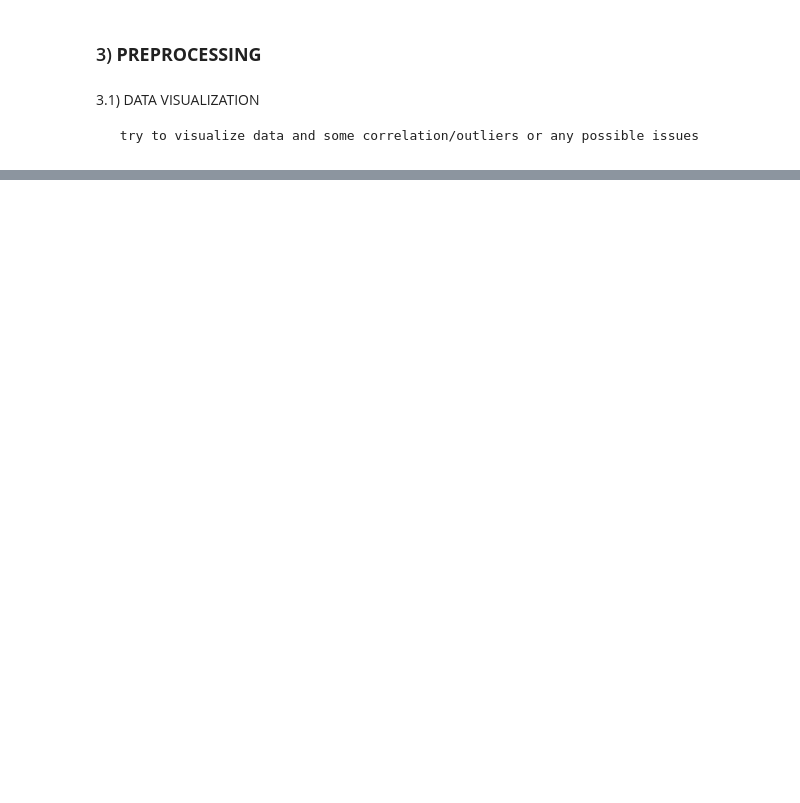
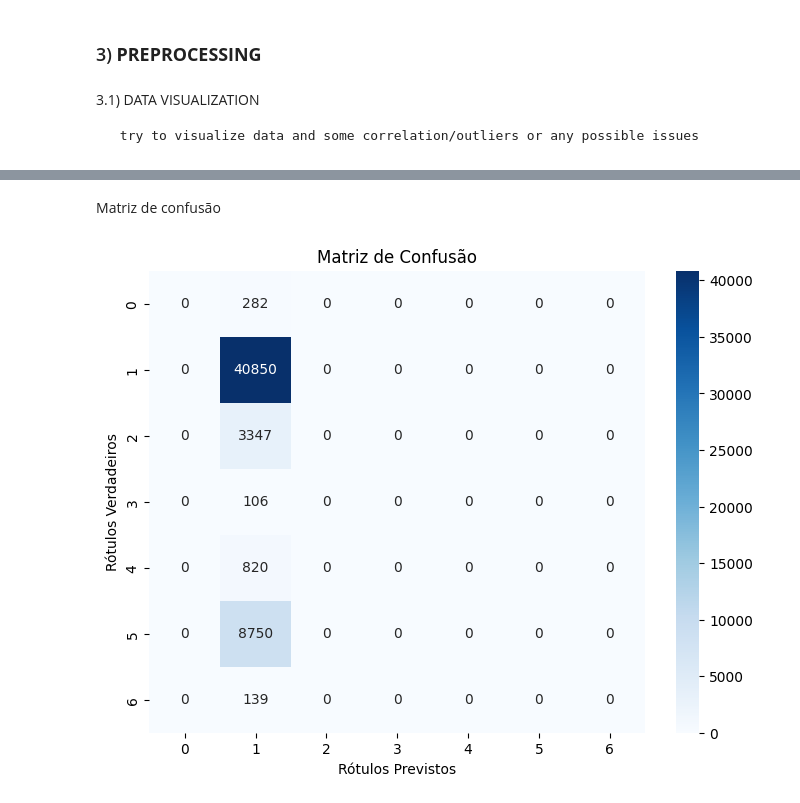
Before and after one commit to marcofranceschini015/Classification-of-water-consumption-types, a Jupyter notebook: Classification_of_Water_Consumption_Types.ipynb, the cells around one changed output, grey strips where cells are left out. Drawn from its saved outputs; the diff is of its cells as text; code cells hidden in the pictures; blank space fills up the shorter version.

```diff
--- a/Classification_of_Water_Consumption_Types.ipynb
+++ b/Classification_of_Water_Consumption_Types.ipynb
@@ -118,0 +281,3 @@ KeyError: ignored
+# %%
+X = torch.tensor(x.values, dtype = torch.float)
+Y = torch.LongTensor(y.values)
@@ -118,0 +303,20 @@ KeyError: ignored
+# %%
+class NN_model(nn.Module):
+    def __init__(self):
+        super(NN_model, self).__init__()
+        self.linear_nn_stack = nn.Sequential(
+            nn.Linear(4, 8),
+            nn.Sigmoid(),
+            nn.Linear(8, 8),
+            nn.ReLU(),
+            # nn.Linear(10, 12),
+            # nn.Sigmoid(),
+            # nn.Linear(12, 8),
+            # nn.ReLU(),
+            nn.Linear(8, 7),
+            nn.Softmax(),
+        )
+
+    def forward(self, x):
+        logits = self.linear_nn_stack(x)
+        return logits
@@ -118,0 +386,19 @@ KeyError: ignored
+# %% [markdown]
+Matriz de confusão
+# %%
+y_test_pred = model(x_test)
+y_test_pred = torch.argmax(y_test_pred, dim=1)
+
+predicted = y_test_pred.numpy()
+targets = y_test.numpy()
+
+conf_matrix = confusion_matrix(targets, predicted)
+
+plt.figure(figsize=(8, 6))
+sns.heatmap(conf_matrix, annot=True, fmt='d', cmap='Blues')
+plt.title('Matriz de Confusão')
+plt.xlabel('Rótulos Previstos')
+plt.ylabel('Rótulos Verdadeiros')
+plt.show()
+# %% [output]
+[figure, added]
```
Also changed, not shown: parts of 35 cells of this notebook, 7 other files.
